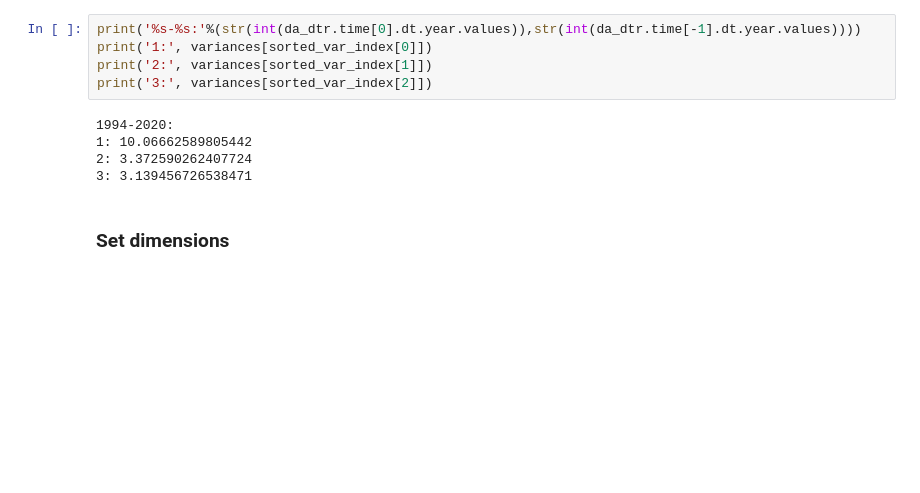
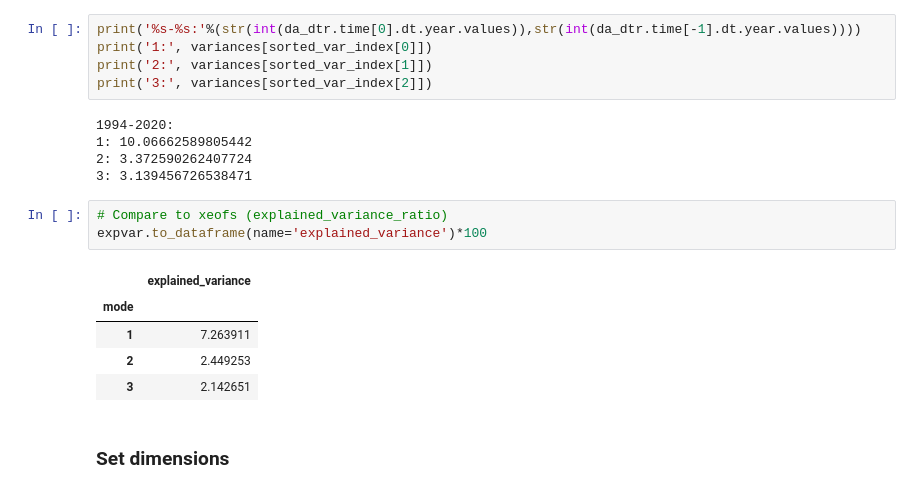
Before and after one commit to jetesdal/sea_level_covariability, a Jupyter notebook: notebooks/EOF_analysis.ipynb, the cells around one changed output. Saved outputs shown, nothing was run; the diff lists cells and outputs as text; blank space fills up the shorter version.

```diff
--- a/notebooks/EOF_analysis.ipynb
+++ b/notebooks/EOF_analysis.ipynb
@@ -224,6 +189,15 @@ print('3:', variances[sorted_var_index[2]])
 1: 10.06662589805442
 2: 3.372590262407724
 3: 3.139456726538471
+# %%
+# Compare to xeofs (explained_variance_ratio)
+expvar.to_dataframe(name='explained_variance')*100
+# %% [output]
+|  | explained_variance |
+| mode |  |
+| 1 | 7.263911 |
+| 2 | 2.449253 |
+| 3 | 2.142651 |
 # %% [markdown]
 ### Set dimensions
 # %%
```
Also changed, not shown: parts of 26 cells of this notebook.
